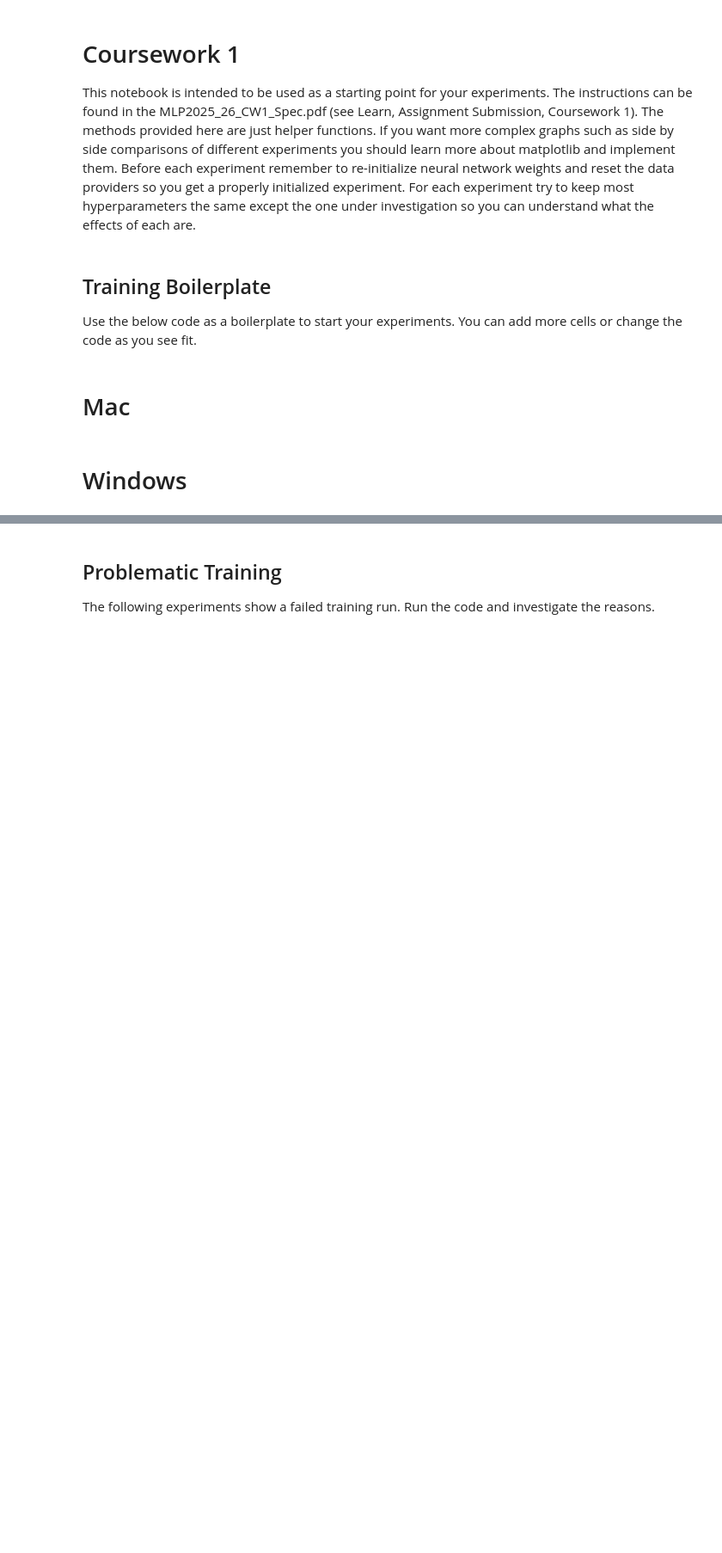
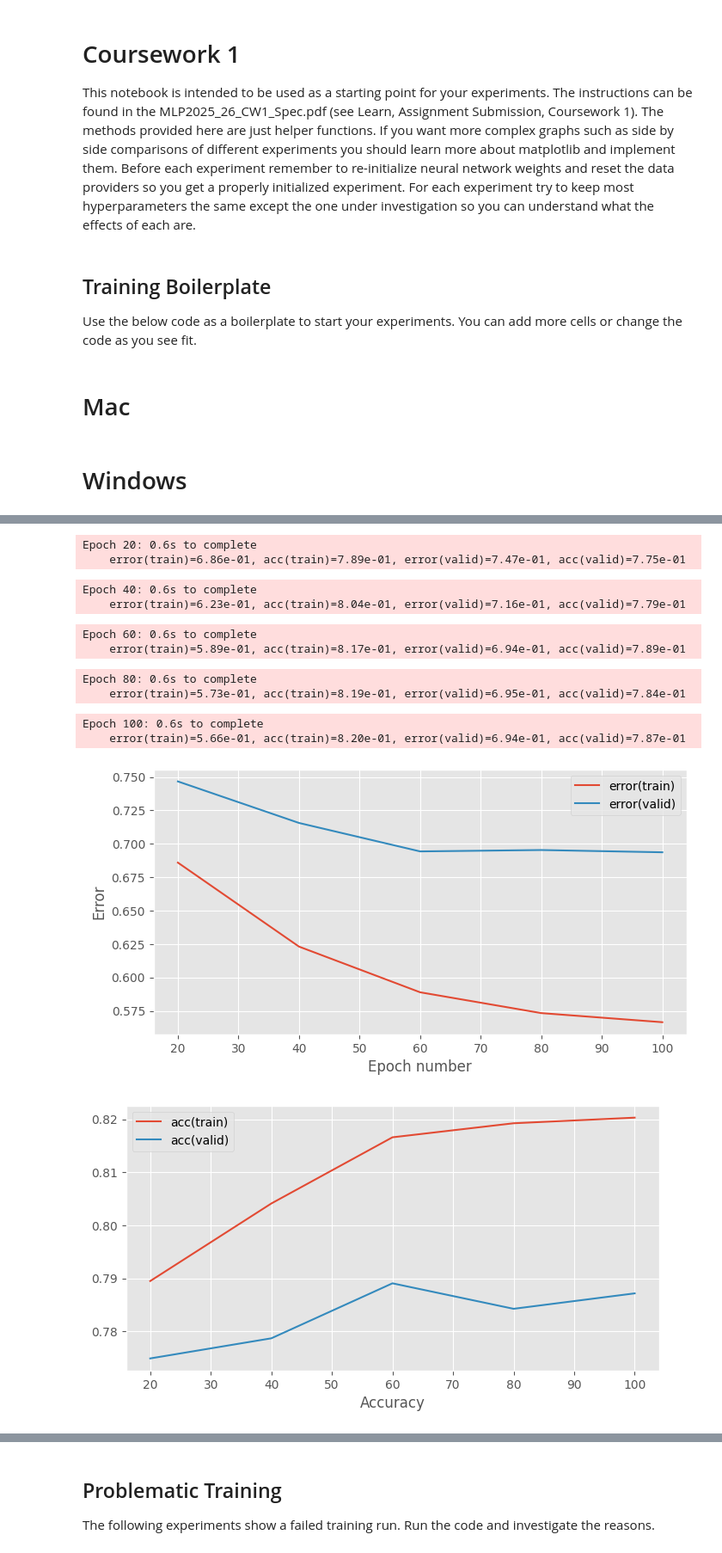
Before and after one commit to Ace0x/mlpractical, a Jupyter notebook: notebooks/Coursework_1.ipynb, the cells around one changed output, grey strips where cells are left out. Shown at 86% size. Drawn from its saved outputs; the diff is of its cells as text; code cells hidden in the pictures; blank space fills up the shorter version.

```diff
--- a/notebooks/Coursework_1.ipynb
+++ b/notebooks/Coursework_1.ipynb
@@ -96,0 +100,42 @@ KeysView(NpzFile '/Users/ace0t/Documents/UoE/mlpractical/data/emnist-valid.npz'
+# %%
+# The model set up code below is provided as a starting point.
+# You will probably want to add further code cells for the
+# different experiments you run.
+# Setup hyperparameters
+learning_rate = 0.001
+num_epochs = 100
+stats_interval = 20
+input_dim, output_dim, hidden_dim = 784, 47, 32 # changed hidden dim to 32
+
+weights_init = GlorotUniformInit(rng=rng)
+biases_init = ConstantInit(0.)
+
+# Create model with TWO hidden layers
+model = MultipleLayerModel([
+    AffineLayer(input_dim, hidden_dim, weights_init, biases_init), # first hidden layer
+    ReluLayer(),
+    AffineLayer(hidden_dim, output_dim, weights_init, biases_init) # output layer
+])
+
+error = CrossEntropySoftmaxError()
+# Use a Adam learning rule
+learning_rule = AdamLearningRule(learning_rate=learning_rate)
+
+# how do I turn off this logging?
+
+# Remember to use notebook=False when you write a script to be run in a terminal
+stats, keys, run_time, fig_1, ax_1, fig_2, ax_2, grad_plot, grad_ax = train_model_and_plot_stats(
+    model, error, learning_rule, train_data, valid_data, num_epochs, stats_interval, notebook=True)
+# %% [output]
+Epoch 20: 0.6s to complete
+    error(train)=6.86e-01, acc(train)=7.89e-01, error(valid)=7.47e-01, acc(valid)=7.75e-01
+Epoch 40: 0.6s to complete
+    error(train)=6.23e-01, acc(train)=8.04e-01, error(valid)=7.16e-01, acc(valid)=7.79e-01
+Epoch 60: 0.6s to complete
+    error(train)=5.89e-01, acc(train)=8.17e-01, error(valid)=6.94e-01, acc(valid)=7.89e-01
+Epoch 80: 0.6s to complete
+    error(train)=5.73e-01, acc(train)=8.19e-01, error(valid)=6.95e-01, acc(valid)=7.84e-01
+Epoch 100: 0.6s to complete
+    error(train)=5.66e-01, acc(train)=8.20e-01, error(valid)=6.94e-01, acc(valid)=7.87e-01
+[figure, added]
+[figure, added]
```
Also changed, not shown: parts of 13 cells of this notebook, 2 other files.
